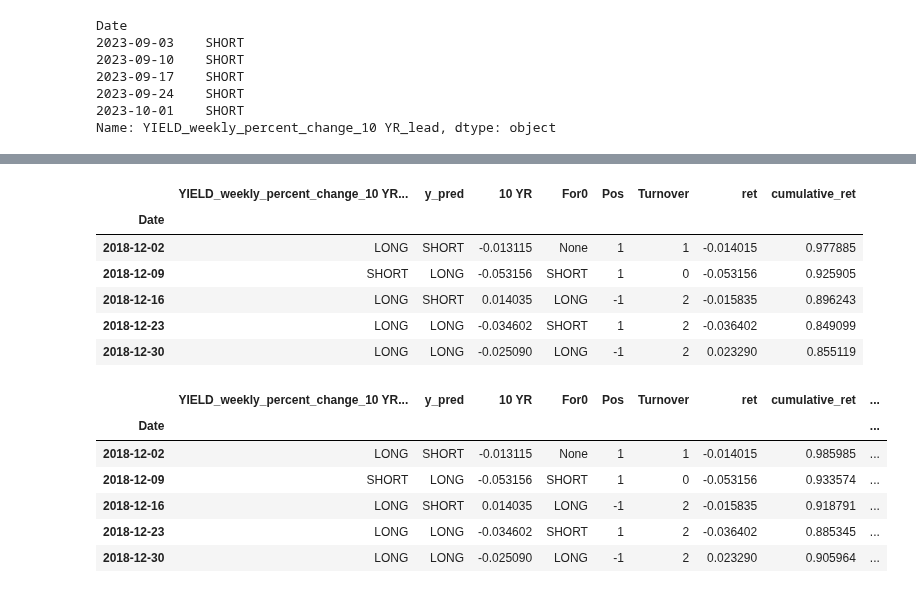
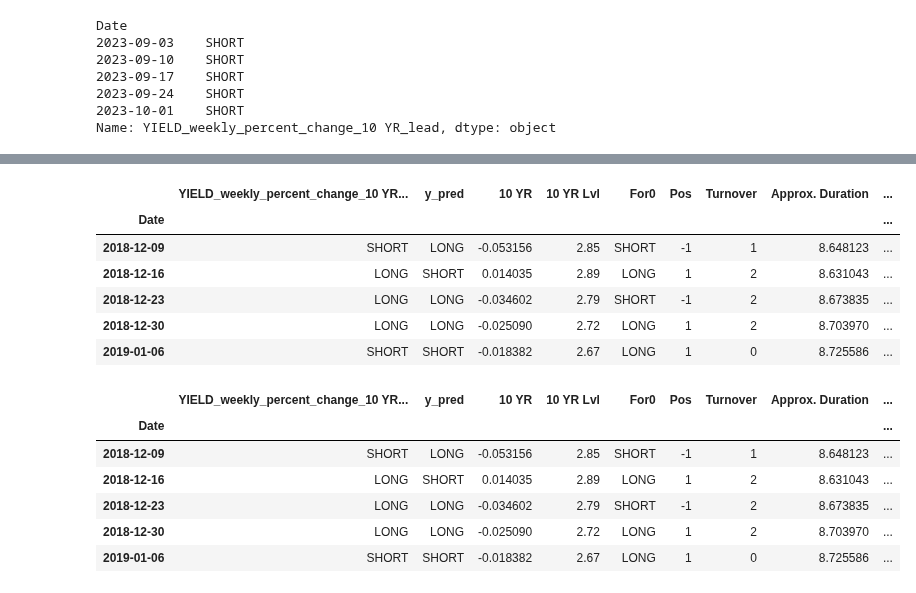
Before and after one commit to thestockman27/Fixed-Income-Dashboards, a Jupyter notebook: Backtest Performance Calculation.ipynb, the cells around one changed output, grey strips where cells are left out. Cells and saved outputs as stored; diff of their text form; code cells hidden in the pictures.

```diff
--- a/Backtest Performance Calculation.ipynb
+++ b/Backtest Performance Calculation.ipynb
@@ -104,7 +110,7 @@ merged_data['Turnover'] = 1
 
 merged_data['Turnover'] = np.where(merged_data['Pos'] == merged_data['Pos'].shift(periods=1),0,2)
 
-merged_data['Turnover'][0] = 1
+merged_data['Turnover'][1] = 1
 # %% [output]
 A value is trying to be set on a copy of a slice from a DataFrame
 
@@ -122,0 +129,4 @@ merged_data.head()
+# %%
+mat = 10
+merged_data['Approx. Duration'] = (1/(merged_data['10 YR Lvl']/100)) * ( 1 - (1 / ( 1 + 0.5 * (merged_data['10 YR Lvl']/100)) ** (2 * mat)))
+merged_data.head()
@@ -122,0 +144,3 @@ merged_data.head()
+# %%
+merged_data['Approx. Convexity'] = (2/((merged_data['10 YR Lvl']/100)**2)) * (1 - (1/(1+0.5*(merged_data['10 YR Lvl']/100))**(2*mat))) - (2*mat) / ((merged_data['10 YR Lvl']/100)*(1+0.5*(merged_data['10 YR Lvl']/100))**(2*mat+1))
+merged_data.tail()
@@ -122,0 +157,11 @@ merged_data.head()
+# %%
+merged_data['ret'] = 0
+# Calculate 'ret' for each row
+for i in range(1, len(merged_data)):
+    merged_data['ret'].iloc[i] = -merged_data['Approx. Duration'].iloc[i] * (
+            (merged_data['10 YR Lvl'].iloc[i] / 100) - (merged_data['10 YR Lvl'].iloc[i - 1] / 100)
+        ) + 0.5 * merged_data['Approx. Convexity'].iloc[i] * (
+            (merged_data['10 YR Lvl'].iloc[i] / 100) - (merged_data['10 YR Lvl'].iloc[i - 1] / 100)
+        )**2 + (
+            (1 + (merged_data['10 YR Lvl'].iloc[i - 1] / 100))**(1 / 52) - 1
+        )
@@ -123,27 +185,28 @@ merged_data.head()
 # %%
-merged_data['ret'] = merged_data['10 YR'] * merged_data['Pos'] - (merged_data['Turnover'] * .0009)
+merged_data = merged_data[1:] # drpo first row with no prediction
+merged_data['trade ret'] = merged_data['ret'] * merged_data['Pos'] - (merged_data['Turnover'] * .0009)
 merged_data.head()
 # %% [output]
-|  | YIELD_weekly_percent_change_10 YR... | y_pred | 10 YR | For0 | Pos | Turnover | ret | cumulative_ret |
-| Date |  |  |  |  |  |  |  |  |
-| 2018-12-02 | LONG | SHORT | -0.013115 | None | 1 | 1 | -0.014015 | 0.977885 |
-| 2018-12-09 | SHORT | LONG | -0.053156 | SHORT | 1 | 0 | -0.053156 | 0.925905 |
-| 2018-12-16 | LONG | SHORT | 0.014035 | LONG | -1 | 2 | -0.015835 | 0.896243 |
-| 2018-12-23 | LONG | LONG | -0.034602 | SHORT | 1 | 2 | -0.036402 | 0.849099 |
-| 2018-12-30 | LONG | LONG | -0.025090 | LONG | -1 | 2 | 0.023290 | 0.855119 |
+|  | YIELD_weekly_percent_change_10 YR... | y_pred | 10 YR | 10 YR Lvl | For0 | Pos | Turnover | Approx. Duration | ... |
+| Date |  |  |  |  |  |  |  |  | ... |
+| 2018-12-09 | SHORT | LONG | -0.053156 | 2.85 | SHORT | -1 | 1 | 8.648123 | ... |
+| 2018-12-16 | LONG | SHORT | 0.014035 | 2.89 | LONG | 1 | 2 | 8.631043 | ... |
+| 2018-12-23 | LONG | LONG | -0.034602 | 2.79 | SHORT | -1 | 2 | 8.673835 | ... |
+| 2018-12-30 | LONG | LONG | -0.025090 | 2.72 | LONG | 1 | 2 | 8.703970 | ... |
+| 2019-01-06 | SHORT | SHORT | -0.018382 | 2.67 | LONG | 1 | 0 | 8.725586 | ... |
 # %%
-merged_data['cumulative_ret'] = (merged_data['ret'] +1).cumprod()
-merged_data['static_long_ret'] = (merged_data['10 YR']*-1 + 1).cumprod()
-merged_data['static_short_ret'] = (merged_data['10 YR'] + 1).cumprod()
+merged_data['cumulative_ret'] = (merged_data['trade ret'] +1).cumprod()
+merged_data['static_long_ret'] = (merged_data['ret'] + 1).cumprod()
+merged_data['static_short_ret'] = (merged_data['ret']*-1 + 1).cumprod()
 merged_data.head()
 # %% [output]
-|  | YIELD_weekly_percent_change_10 YR... | y_pred | 10 YR | For0 | Pos | Turnover | ret | cumulative_ret | ... |
+|  | YIELD_weekly_percent_change_10 YR... | y_pred | 10 YR | 10 YR Lvl | For0 | Pos | Turnover | Approx. Duration | ... |
 | Date |  |  |  |  |  |  |  |  | ... |
-| 2018-12-02 | LONG | SHORT | -0.013115 | None | 1 | 1 | -0.014015 | 0.985985 | ... |
-| 2018-12-09 | SHORT | LONG | -0.053156 | SHORT | 1 | 0 | -0.053156 | 0.933574 | ... |
-| 2018-12-16 | LONG | SHORT | 0.014035 | LONG | -1 | 2 | -0.015835 | 0.918791 | ... |
-| 2018-12-23 | LONG | LONG | -0.034602 | SHORT | 1 | 2 | -0.036402 | 0.885345 | ... |
-| 2018-12-30 | LONG | LONG | -0.025090 | LONG | -1 | 2 | 0.023290 | 0.905964 | ... |
+| 2018-12-09 | SHORT | LONG | -0.053156 | 2.85 | SHORT | -1 | 1 | 8.648123 | ... |
+| 2018-12-16 | LONG | SHORT | 0.014035 | 2.89 | LONG | 1 | 2 | 8.631043 | ... |
+| 2018-12-23 | LONG | LONG | -0.034602 | 2.79 | SHORT | -1 | 2 | 8.673835 | ... |
+| 2018-12-30 | LONG | LONG | -0.025090 | 2.72 | LONG | 1 | 2 | 8.703970 | ... |
+| 2019-01-06 | SHORT | SHORT | -0.018382 | 2.67 | LONG | 1 | 0 | 8.725586 | ... |
 # %%
 
 merged_data.tail()
```
Also changed, not shown: parts of 16 cells of this notebook, 1 other file.
